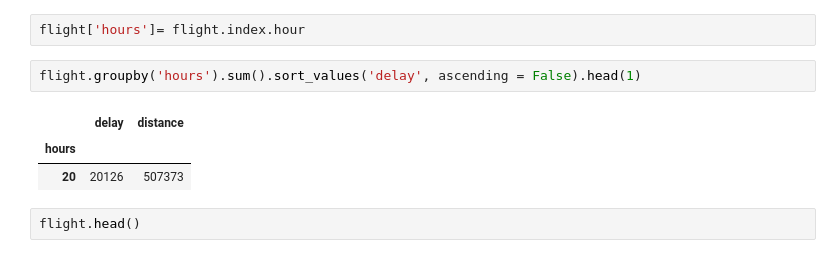
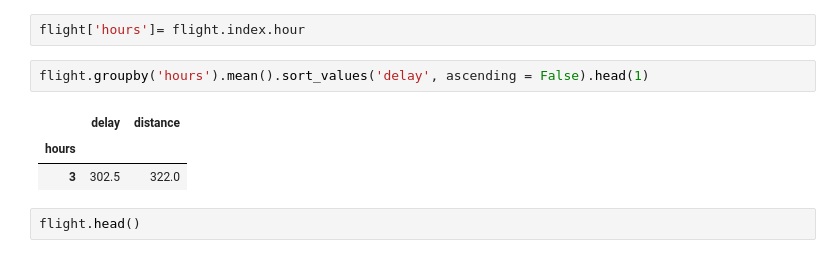
Before and after one commit to Jgardin875/time_series_exercises, a Jupyter notebook: datetime_series.ipynb, the cells around one changed output. Drawn from its saved outputs; the diff is of its cells as text.

```diff
--- a/datetime_series.ipynb
+++ b/datetime_series.ipynb
@@ -405,11 +444,11 @@ flight.resample('H').sum().head()
 # %%
 flight['hours']= flight.index.hour
 # %%
-flight.groupby('hours').sum().sort_values('delay', ascending = False).head(1)
+flight.groupby('hours').mean().sort_values('delay', ascending = False).head(1)
 # %% [output]
 |  | delay | distance |
 | hours |  |  |
-| 20 | 20126 | 507373 |
+| 3 | 302.5 | 322.0 |
 # %%
 flight.head()
 # %% [output]
```
Also changed, not shown: parts of 19 cells of this notebook.
